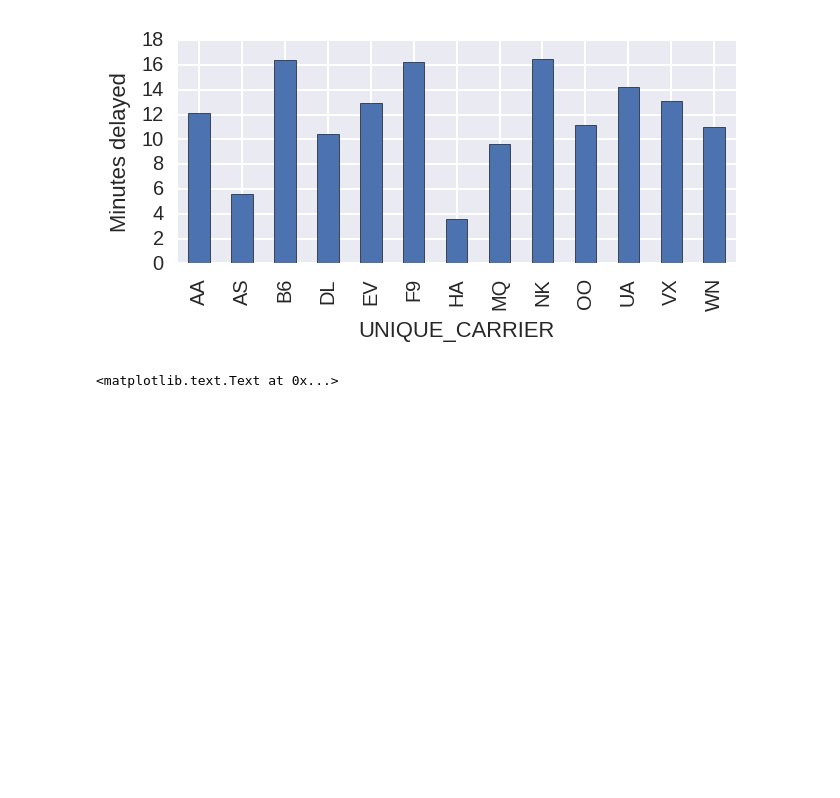
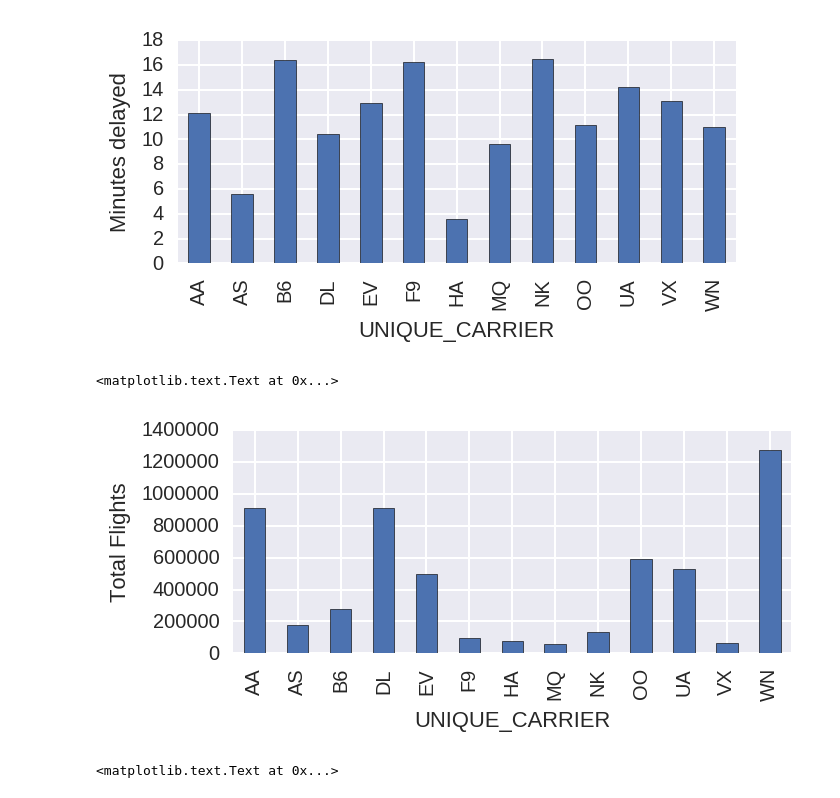
Before and after one commit to skarthas/DontDelay, a Jupyter notebook: DontDelay.ipynb, the cells around one changed output. Saved outputs shown, nothing was run; the diff lists cells and outputs as text; code cells hidden in the pictures; blank space fills up the shorter version.

Commit message:
Update notebook with new flight lines and beginning ml

```diff
--- a/DontDelay.ipynb
+++ b/DontDelay.ipynb
@@ -87,6 +112,12 @@ plt_UC.set_ylabel('Minutes delayed')
 # %% [output]
 <matplotlib.text.Text at 0x...>
 [figure]
+# %%
+plt_UC = df_2016.groupby('UNIQUE_CARRIER')['DEP_DELAY_NEW'].count().plot.bar(figsize=(5,2))
+plt_UC.set_ylabel('Total Flights')
+# %% [output]
+<matplotlib.text.Text at 0x...>
+[figure, added]
 # %%
 plt_UA = df_2016.groupby('ORIGIN_AIRPORT_ID')['DEP_DELAY_NEW'].mean().plot.bar(figsize=(6.5,2))
 plt_UA.set_ylabel('Minutes delayed')
```
Also changed, not shown: parts of 41 cells of this notebook.
